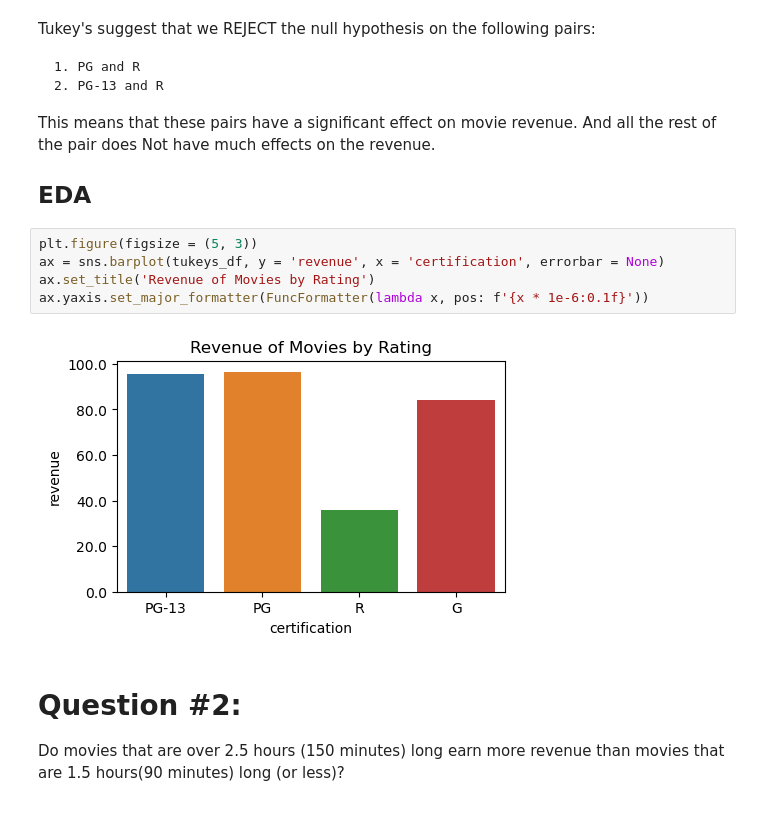
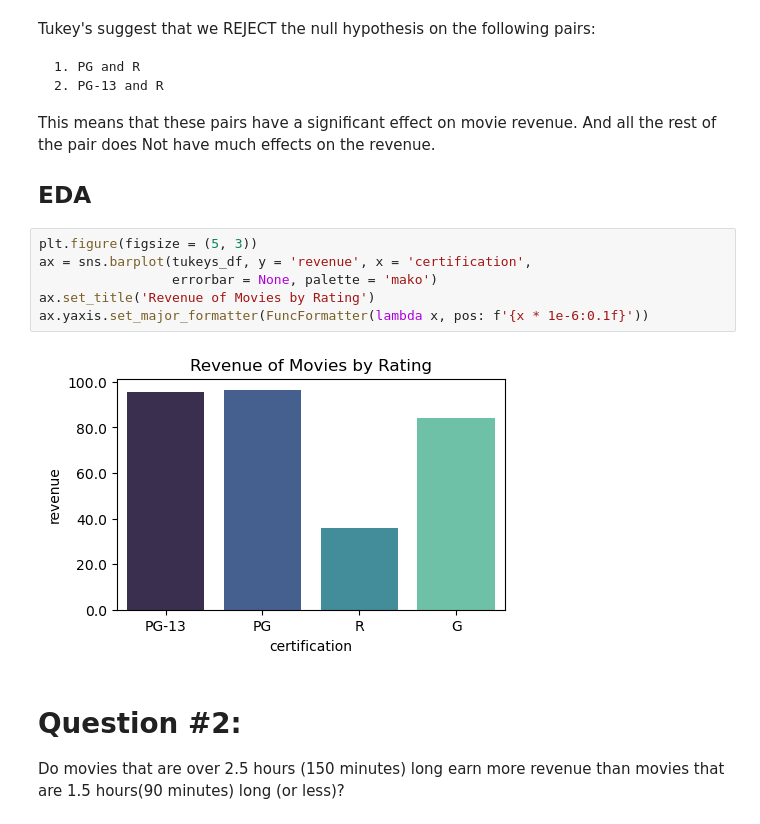
Before and after one commit to juDEcorous/Project-3-Part-1, a Jupyter notebook: Project 3 Part 4 Hypothesis.ipynb, the cells around one changed output. Drawn from its saved outputs; the diff is of its cells as text.

```diff
--- a/Project 3 Part 4 Hypothesis.ipynb
+++ b/Project 3 Part 4 Hypothesis.ipynb
@@ -240,11 +240,12 @@ This means that these pairs have a significant effect on movie revenue. And all
 ## EDA
 # %%
 plt.figure(figsize = (5, 3))
-ax = sns.barplot(tukeys_df, y = 'revenue', x = 'certification', errorbar = None)
+ax = sns.barplot(tukeys_df, y = 'revenue', x = 'certification',
+                 errorbar = None, palette = 'mako')
 ax.set_title('Revenue of Movies by Rating')
 ax.yaxis.set_major_formatter(FuncFormatter(lambda x, pos: f'{x * 1e-6:0.1f}'))
 # %% [output]
-[figure, old version]
+[figure, new version]
 # %% [markdown]
 # Question #2:
 Do movies that are over 2.5 hours (150 minutes) long earn more revenue than movies that are 1.5 hours(90 minutes) long (or less)?
```
Also changed, not shown: parts of 4 cells of this notebook.
